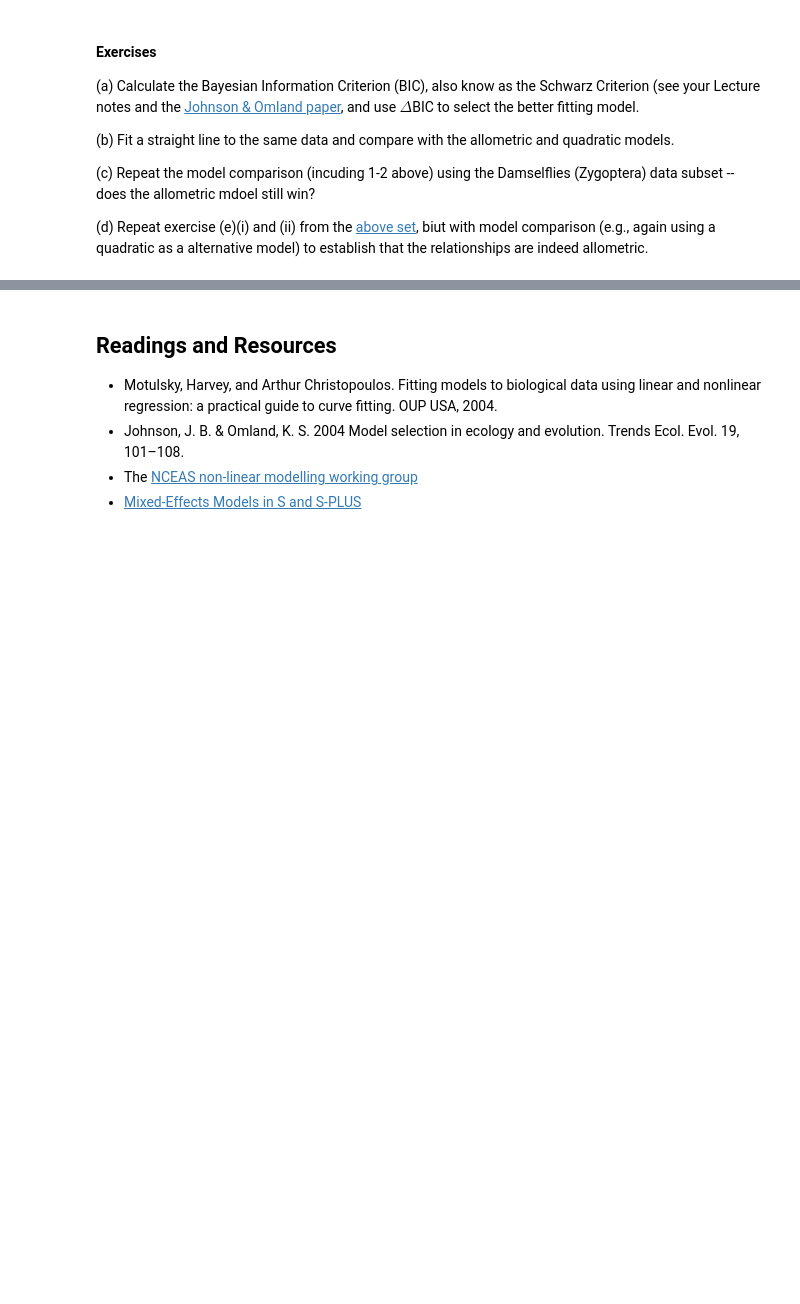
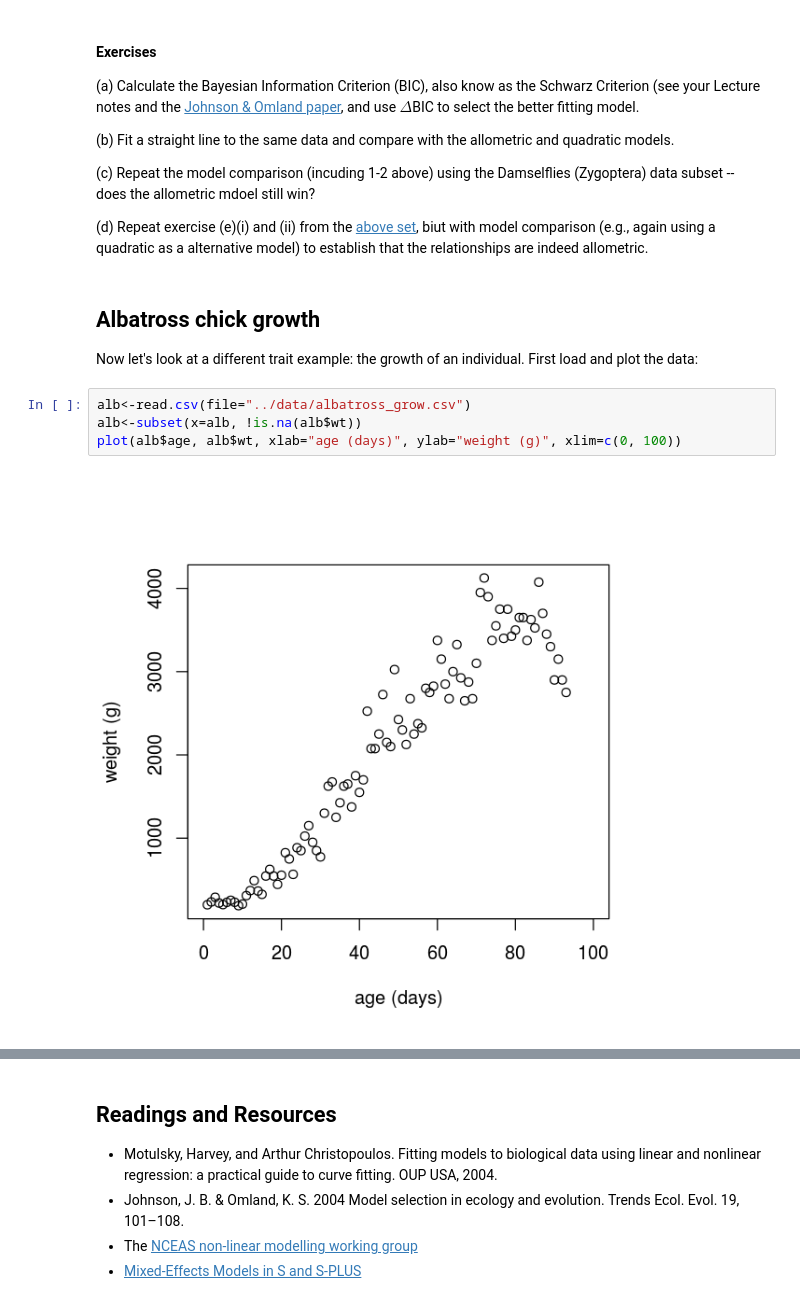
Before and after one commit to vectorbite/VBiTraining2, a Jupyter notebook: notebooks/Traits.ipynb, the cells around one changed output, grey strips where cells are left out. Cells and saved outputs as stored; diff of their text form; blank space fills up the shorter version.

```diff
--- a/notebooks/Traits.ipynb
+++ b/notebooks/Traits.ipynb
@@ -250,3 +251,13 @@ AIC(PowFit) - AIC(QuaFit)
 (c) Repeat the model comparison (incuding 1-2 above) using the Damselflies (Zygoptera) data subset -- does the allometric mdoel still win?
 
 (d) Repeat exercise (e)(i) and (ii) from the [above set](#Allom_Exercises), biut with model comparison (e.g., again using a quadratic as a alternative model) to establish that the relationships are indeed allometric.
+# %% [markdown]
+## Albatross chick growth
+
+Now let's look at a different trait example: the growth of an individual. First load and plot the data:
+# %%
+alb<-read.csv(file="../data/albatross_grow.csv")
+alb<-subset(x=alb, !is.na(alb$wt))
+plot(alb$age, alb$wt, xlab="age (days)", ylab="weight (g)", xlim=c(0, 100))
+# %% [output]
+[figure, added]
```
Also changed, not shown: parts of 69 cells of this notebook, 19 other files.
